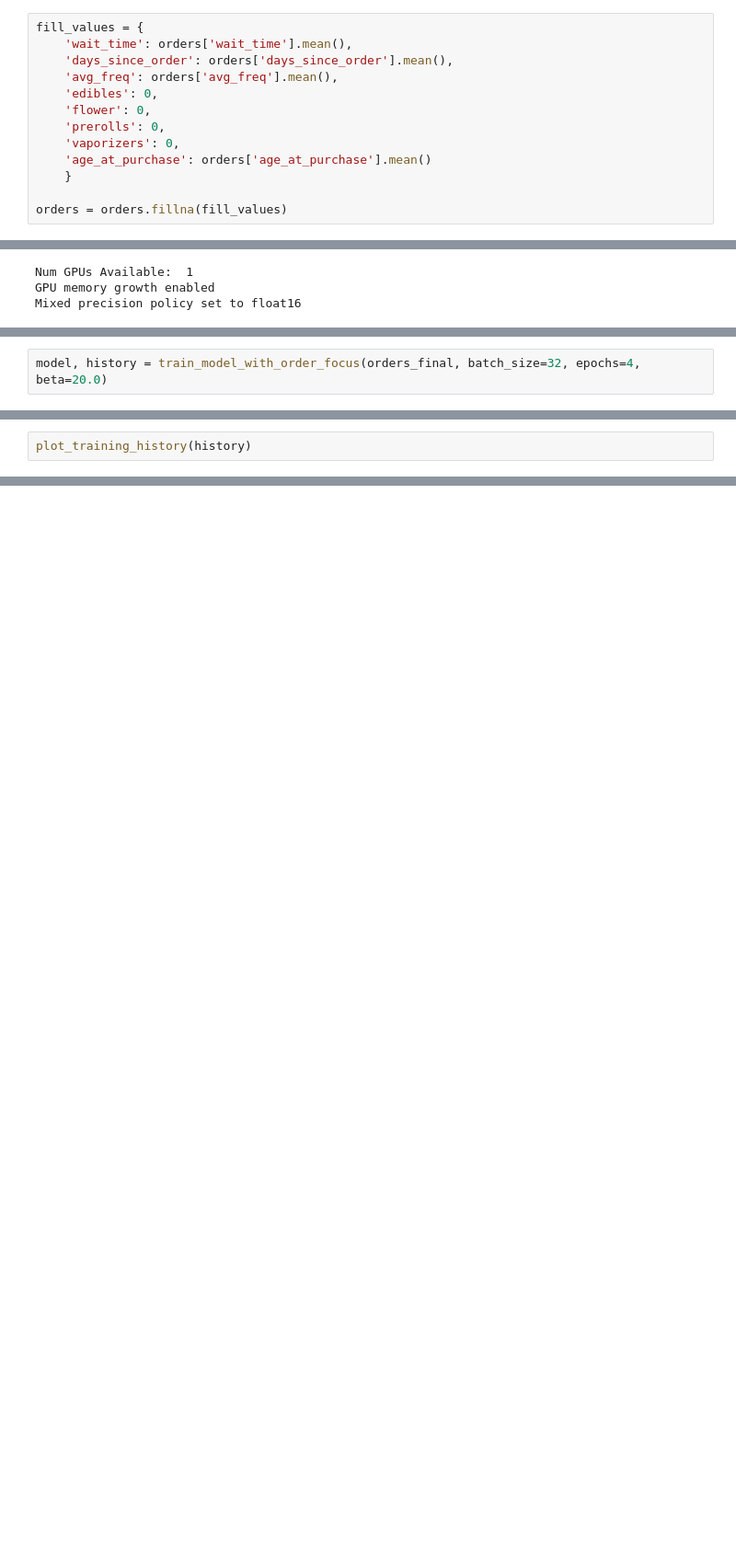
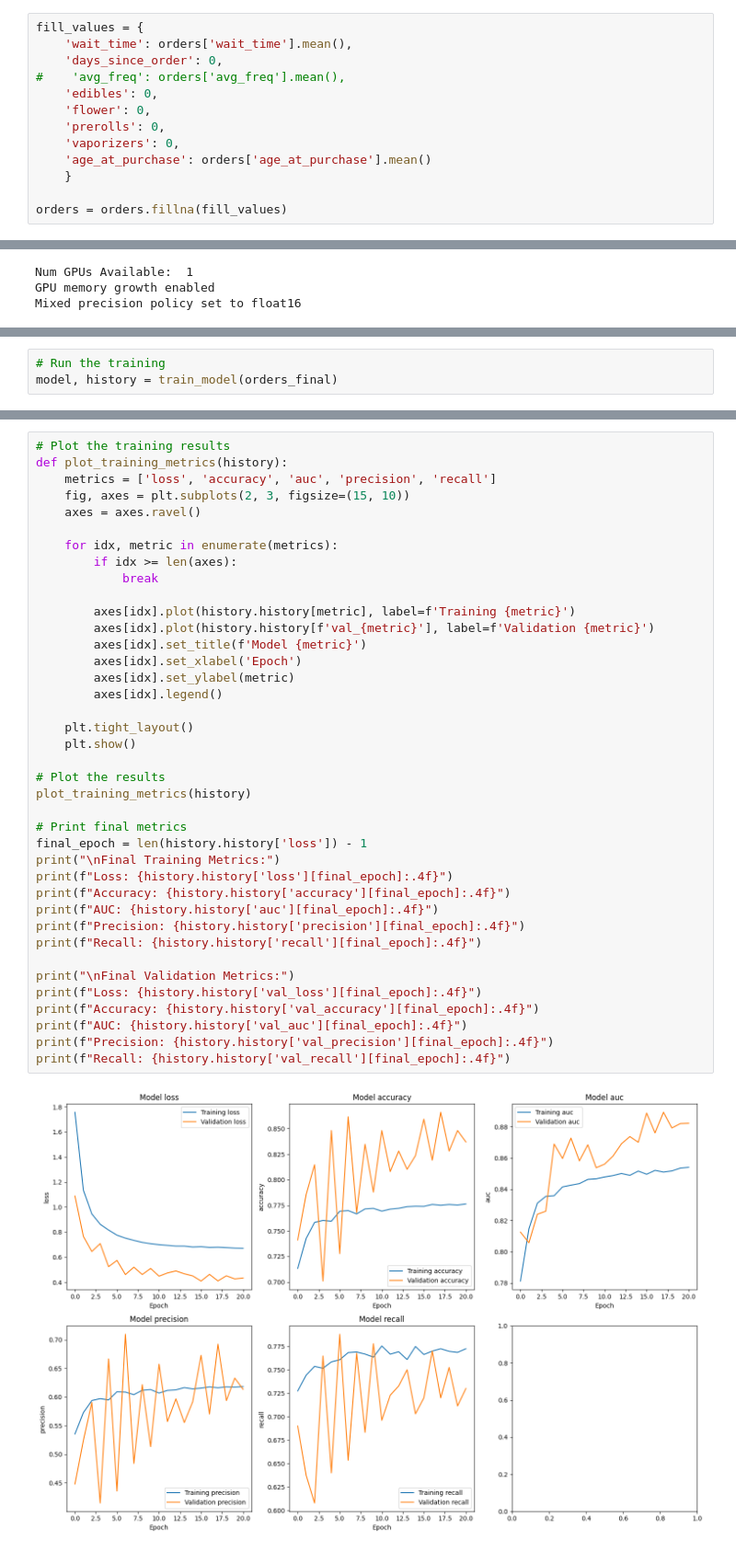
Before and after one commit to fkhandley/msds6925, a Jupyter notebook: MSDS6825_practicum_LSTM.ipynb, the cells around one changed output, grey strips where cells are left out. Shown at 92% size. Saved outputs shown, nothing was run; the diff lists cells and outputs as text; blank space fills up the shorter version.

```diff
--- a/MSDS6825_practicum_LSTM.ipynb
+++ b/MSDS6825_practicum_LSTM.ipynb
@@ -216,8 +193,8 @@ memory usage: 11.6+ MB
 # %%
 fill_values = {
     'wait_time': orders['wait_time'].mean(),
-    'days_since_order': orders['days_since_order'].mean(),
-    'avg_freq': orders['avg_freq'].mean(),
+    'days_since_order': 0,
+#    'avg_freq': orders['avg_freq'].mean(),
     'edibles': 0,
     'flower': 0,
     'prerolls': 0,
@@ -467,2 +289,0 @@ def train_model_with_order_focus(orders_df, batch_size=32, epochs=10, beta=10.0)
-# %%
-model, history = train_model_with_order_focus(orders_final, batch_size=32, epochs=4, beta=20.0)
@@ -512,2 +289,0 @@ def plot_training_history(history):
-# %%
-plot_training_history(history)
@@ -626,0 +604,3 @@ Features ranked by importance (showing correlation and statistics):
+# %%
+# Run the training
+model, history = train_model(orders_final)
@@ -626,0 +638,41 @@ Features ranked by importance (showing correlation and statistics):
+# %%
+# Plot the training results
+def plot_training_metrics(history):
+    metrics = ['loss', 'accuracy', 'auc', 'precision', 'recall']
+    fig, axes = plt.subplots(2, 3, figsize=(15, 10))
+    axes = axes.ravel()
+
+    for idx, metric in enumerate(metrics):
+        if idx >= len(axes):
+            break
+
+        axes[idx].plot(history.history[metric], label=f'Training {metric}')
+        axes[idx].plot(history.history[f'val_{metric}'], label=f'Validation {metric}')
+        axes[idx].set_title(f'Model {metric}')
+        axes[idx].set_xlabel('Epoch')
+        axes[idx].set_ylabel(metric)
+        axes[idx].legend()
+
+    plt.tight_layout()
+    plt.show()
+
+# Plot the results
+plot_training_metrics(history)
+
+# Print final metrics
+final_epoch = len(history.history['loss']) - 1
+print("\nFinal Training Metrics:")
+print(f"Loss: {history.history['loss'][final_epoch]:.4f}")
+print(f"Accuracy: {history.history['accuracy'][final_epoch]:.4f}")
+print(f"AUC: {history.history['auc'][final_epoch]:.4f}")
+print(f"Precision: {history.history['precision'][final_epoch]:.4f}")
+print(f"Recall: {history.history['recall'][final_epoch]:.4f}")
+
+print("\nFinal Validation Metrics:")
+print(f"Loss: {history.history['val_loss'][final_epoch]:.4f}")
+print(f"Accuracy: {history.history['val_accuracy'][final_epoch]:.4f}")
+print(f"AUC: {history.history['val_auc'][final_epoch]:.4f}")
+print(f"Precision: {history.history['val_precision'][final_epoch]:.4f}")
+print(f"Recall: {history.history['val_recall'][final_epoch]:.4f}")
+# %% [output]
+[figure, added]
```
Also changed, not shown: parts of 36 cells of this notebook.
